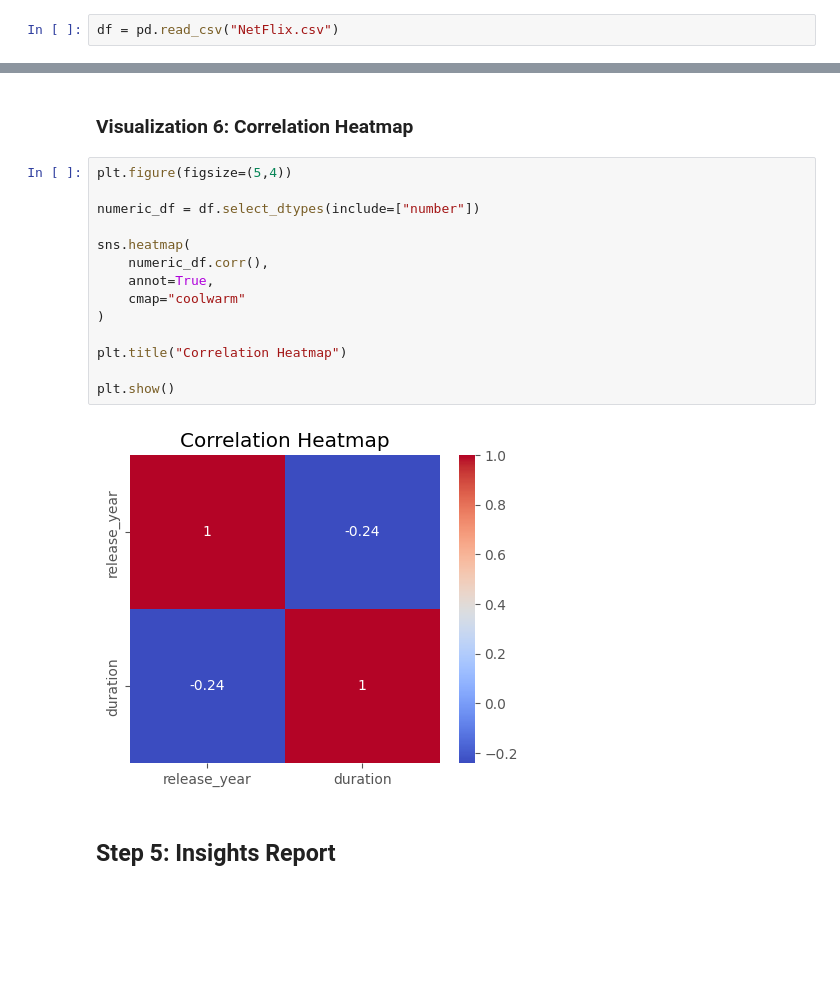
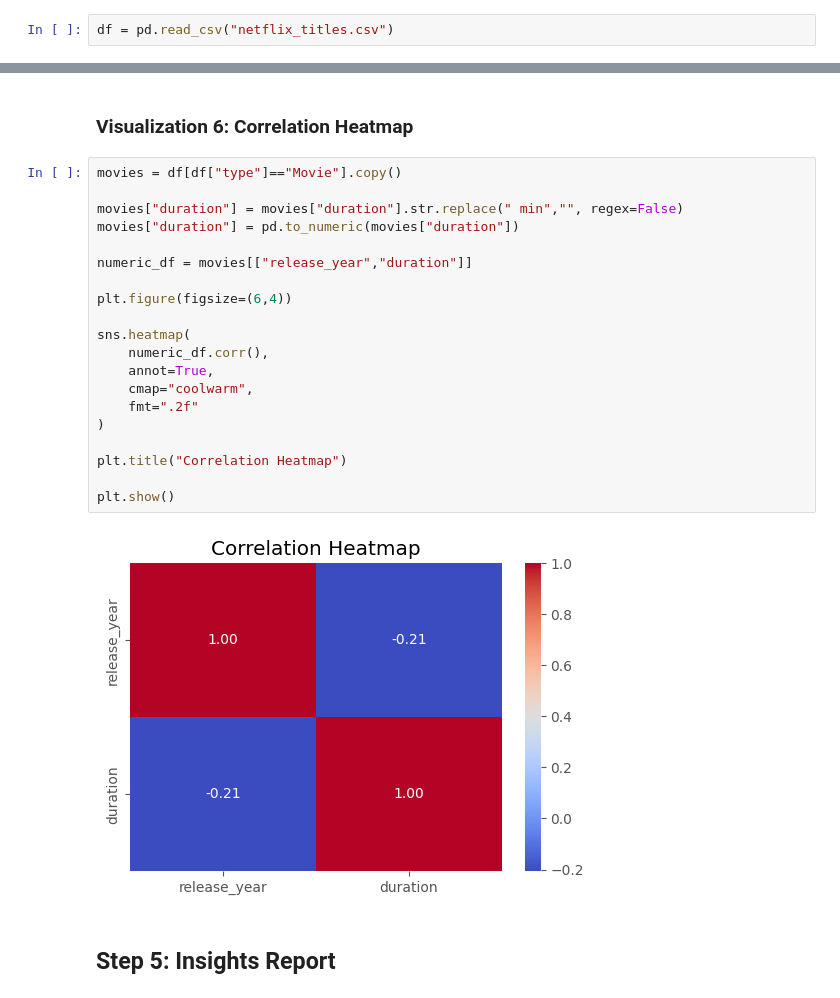
Before and after one commit to Praneeth0812/Netflix-EDA, a Jupyter notebook: Netflix_EDA.ipynb, the cells around one changed output, grey strips where cells are left out. Saved outputs shown, nothing was run; the diff lists cells and outputs as text; blank space fills up the shorter version.

Commit message:
Update Netflix EDA notebook

```diff
--- a/Netflix_EDA.ipynb
+++ b/Netflix_EDA.ipynb
@@ -21,7 +21,7 @@ plt.style.use("ggplot")
 
 pd.set_option("display.max_columns", None)
 # %%
-df = pd.read_csv("NetFlix.csv")
+df = pd.read_csv("netflix_titles.csv")
 # %%
 df.head()
 # %% [output]
@@ -383,21 +383,27 @@ plt.show()
 # %% [markdown]
 ### Visualization 6: Correlation Heatmap
 # %%
-plt.figure(figsize=(5,4))
+movies = df[df["type"]=="Movie"].copy()
 
-numeric_df = df.select_dtypes(include=["number"])
+movies["duration"] = movies["duration"].str.replace(" min","", regex=False)
+movies["duration"] = pd.to_numeric(movies["duration"])
+
+numeric_df = movies[["release_year","duration"]]
+
+plt.figure(figsize=(6,4))
 
 sns.heatmap(
     numeric_df.corr(),
     annot=True,
-    cmap="coolwarm"
+    cmap="coolwarm",
+    fmt=".2f"
 )
 
 plt.title("Correlation Heatmap")
 
 plt.show()
 # %% [output]
-[figure, old version]
+[figure, new version]
 # %% [markdown]
 ## Step 5: Insights Report
 # %% [markdown]
```
Also changed, not shown: parts of 18 cells of this notebook.
